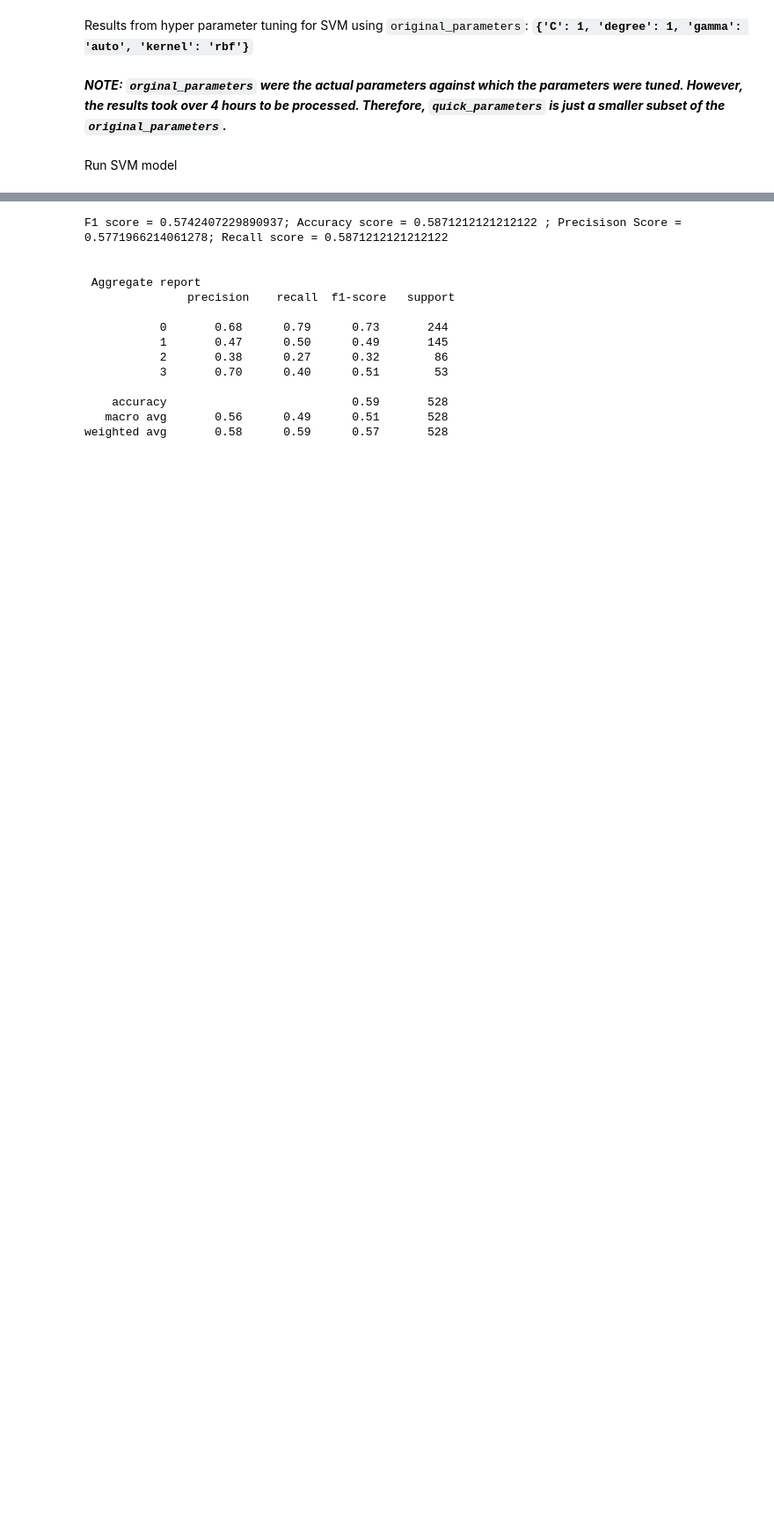
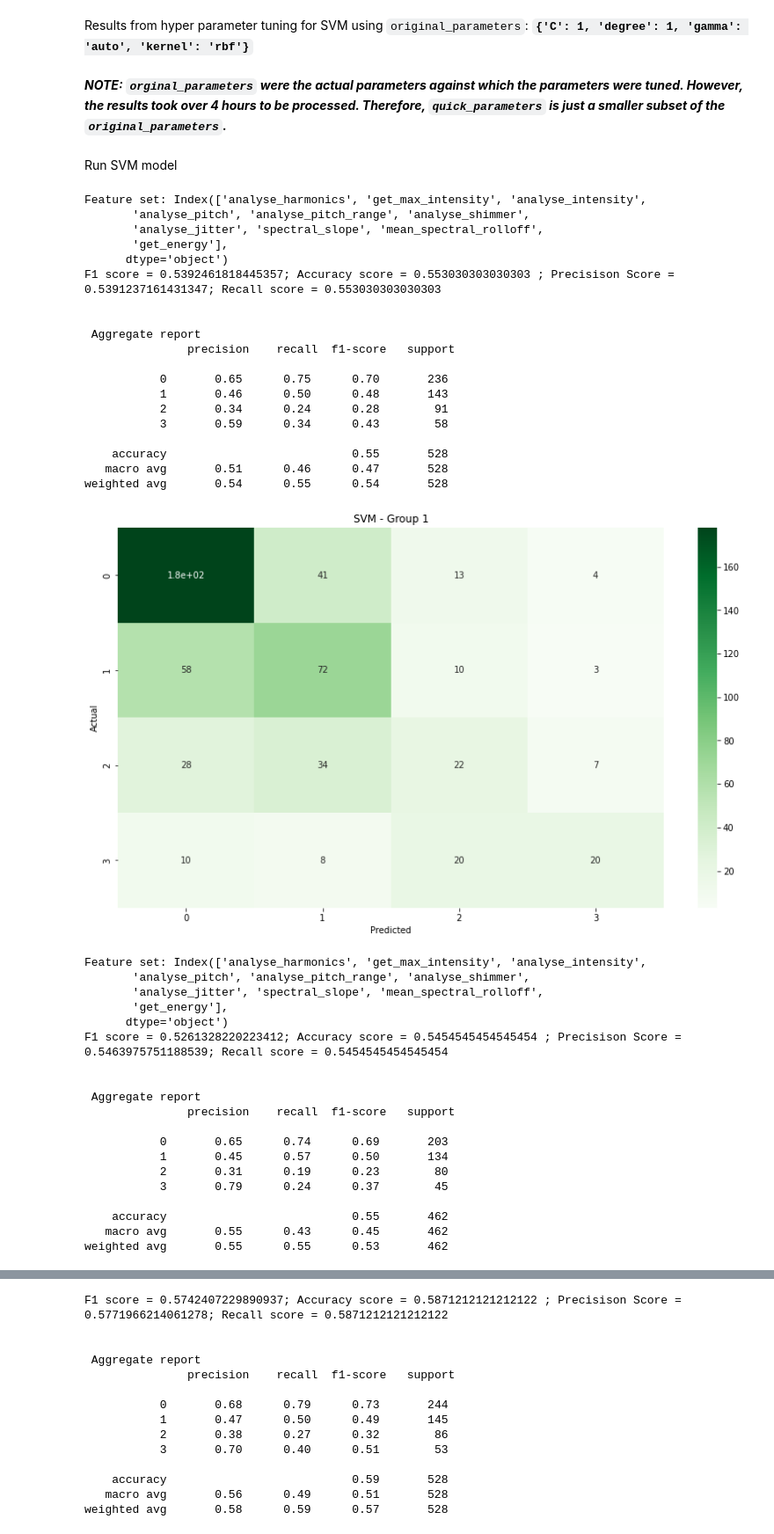
Before and after one commit to TheSameerAhmed/anger-detection-ml, a Jupyter notebook: modelling/modelling.ipynb, the cells around one changed output, grey strips where cells are left out. Shown: that part at 88% size. Drawn from its saved outputs; the diff is of its cells as text; code cells hidden in the pictures; blank space fills up the shorter version.

Commit message:
parent label prediction

```diff
--- a/modelling/modelling.ipynb
+++ b/modelling/modelling.ipynb
@@ -197,13 +217,13 @@ Segregate data df and label df and reset indexes from all groups
 feature_labels = ['parent_label_train', 'segment_label_train', 'noisy_train']
 
 label_df = aggression_data_df.filter(items=feature_labels)
-aggression_df = aggression_data_df.drop(columns=feature_labels)
+aggression_df = aggression_data_df#.drop(columns=feature_labels)
 
 label_non_noisy_df = non_noisy_df.filter(items=feature_labels)
-aggression_non_noisy_df = non_noisy_df.drop(columns=feature_labels)
+aggression_non_noisy_df = non_noisy_df#.drop(columns=feature_labels)
 
 label_noisy_df = noisy_df.filter(items=feature_labels)
-aggression_noisy_df = noisy_df.drop(columns=feature_labels)
+aggression_noisy_df = noisy_df#.drop(columns=feature_labels)
 
 label_df.reset_index(drop=True, inplace=True)
 aggression_df.reset_index(drop=True, inplace=True)
@@ -330,16 +391,24 @@ def hyperparameter_tuning(ml_model, data, label, parameters):
     clf.fit(data, label)
     print(clf.best_params_)
 
-def run_model(ml_model, data, label):
+def run_model(ml_model, data, label, label_name):
     model = copy.deepcopy(ml_model)
+
+    # Only train on this feature set
+    feature_set = data.drop(['parent_file_train']+feature_labels,axis=1).columns  # Only these features will be fed to the model
+    print('Feature set:',feature_set)
 
     actual_labels = np.empty([0], dtype=int)
     predicted_labels = np.empty([0], dtype=int)
 
     X_train, X_test, y_train, y_test = train_test_split(data, label, test_size=0.25)
 
-    model.fit(X_train, y_train)
-    y_pred = model.predict(X_test)
+
+    model.fit(X_train[feature_set], y_train)
+    y_pred = model.predict(X_test[feature_set])
+
+    X_test['segment_predictions'] = y_pred  # To store prediction with rest of the data
+    #X_test['segment_actual'] = y_test  # To store prediction with rest of the data
 
     actual_labels = np.append(actual_labels, y_test)
     predicted_labels = np.append(predicted_labels, y_pred)
@@ -351,7 +420,7 @@ def run_model(ml_model, data, label):
 
     print(f'F1 score = {fone_score}; Accuracy score = {acc_score} ; Precisison Score = {prec_score}; Recall score = {rec_score}')
 
-    return actual_labels, predicted_labels
+    return actual_labels, predicted_labels, X_test
 
 def confusion_matrix_graph(model_name, actual_labels, predicted_labels, label_names):
     matrix = confusion_matrix(actual_labels, predicted_labels)
@@ -398,3 +464,55 @@ Results from hyper parameter tuning for SVM using `original_parameters`: **`{'C'
 ***NOTE: `orginal_parameters` were the actual parameters against which the parameters were tuned. However, the results took over 4 hours to be processed. Therefore, `quick_parameters` is just a smaller subset of the `original_parameters`.***
 # %% [markdown]
 Run SVM model
+# %%
+#lst_data_np = [data_np, data_non_noisy_np, data_noisy_np]
+lst_label_np = [label_np, label_non_noisy_np, label_noisy_np]
+label = 'segment_label_train'
+lst_df = [standardized_aggression_df, standardized_non_noisy_df, standardized_noisy_df]
+X_test_list = [None,None,None]
+
+for i in range(3):
+    svm_model = svm.SVC(kernel='rbf', gamma='auto', C=1, degree=3)
+    actual, predicted, X_test_list[i] = run_model(svm_model, lst_df[i], lst_label_np[i],label_name=label)
+
+    confusion_matrix_graph(f"SVM - Group {i+1}", actual, predicted, ['0', '1', '2', '3'])
+# %% [output]
+Feature set: Index(['analyse_harmonics', 'get_max_intensity', 'analyse_intensity',
+       'analyse_pitch', 'analyse_pitch_range', 'analyse_shimmer',
+       'analyse_jitter', 'spectral_slope', 'mean_spectral_rolloff',
+       'get_energy'],
+      dtype='object')
+F1 score = 0.5392461818445357; Accuracy score = 0.553030303030303 ; Precisison Score = 0.5391237161431347; Recall score = 0.553030303030303
+
+
+ Aggregate report
+               precision    recall  f1-score   support
+
+           0       0.65      0.75      0.70       236
+           1       0.46      0.50      0.48       143
+           2       0.34      0.24      0.28        91
+           3       0.59      0.34      0.43        58
+
+    accuracy                           0.55       528
+   macro avg       0.51      0.46      0.47       528
+weighted avg       0.54      0.55      0.54       528
+[figure, added]
+Feature set: Index(['analyse_harmonics', 'get_max_intensity', 'analyse_intensity',
+       'analyse_pitch', 'analyse_pitch_range', 'analyse_shimmer',
+       'analyse_jitter', 'spectral_slope', 'mean_spectral_rolloff',
+       'get_energy'],
+      dtype='object')
+F1 score = 0.5261328220223412; Accuracy score = 0.5454545454545454 ; Precisison Score = 0.5463975751188539; Recall score = 0.5454545454545454
+
+
+ Aggregate report
+               precision    recall  f1-score   support
+
+           0       0.65      0.74      0.69       203
+           1       0.45      0.57      0.50       134
+           2       0.31      0.19      0.23        80
+           3       0.79      0.24      0.37        45
+
+    accuracy                           0.55       462
+   macro avg       0.55      0.43      0.45       462
+weighted avg       0.55      0.55      0.53       462
```
Also changed, not shown: parts of 13 cells of this notebook, 1 other file.
